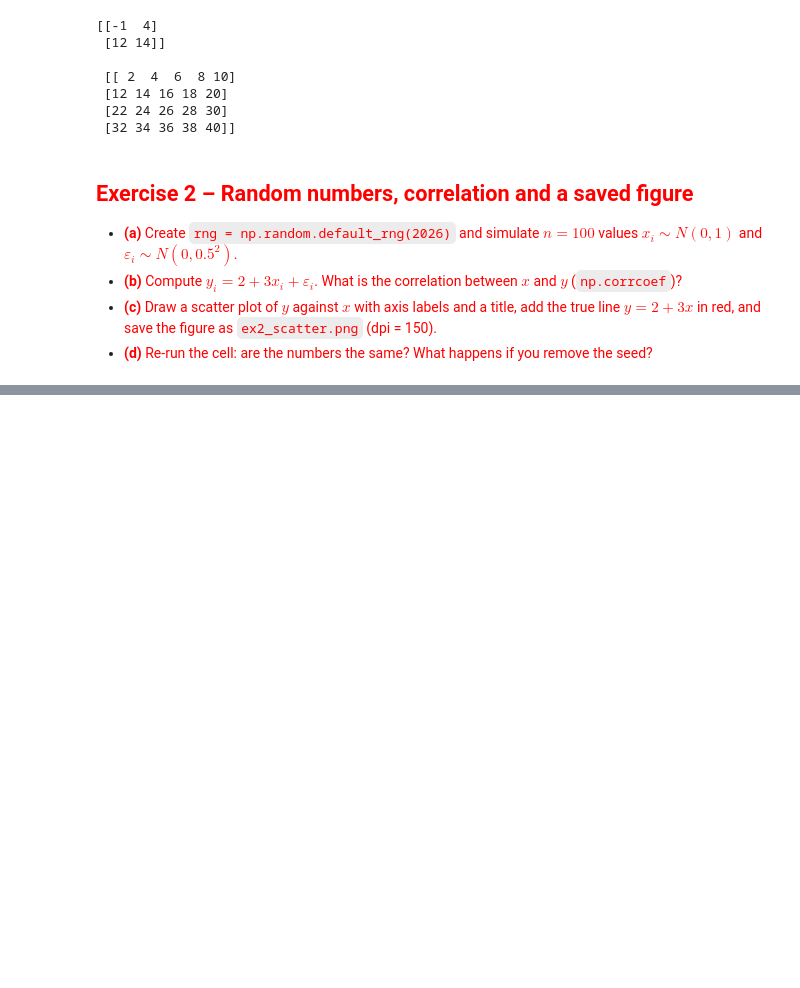
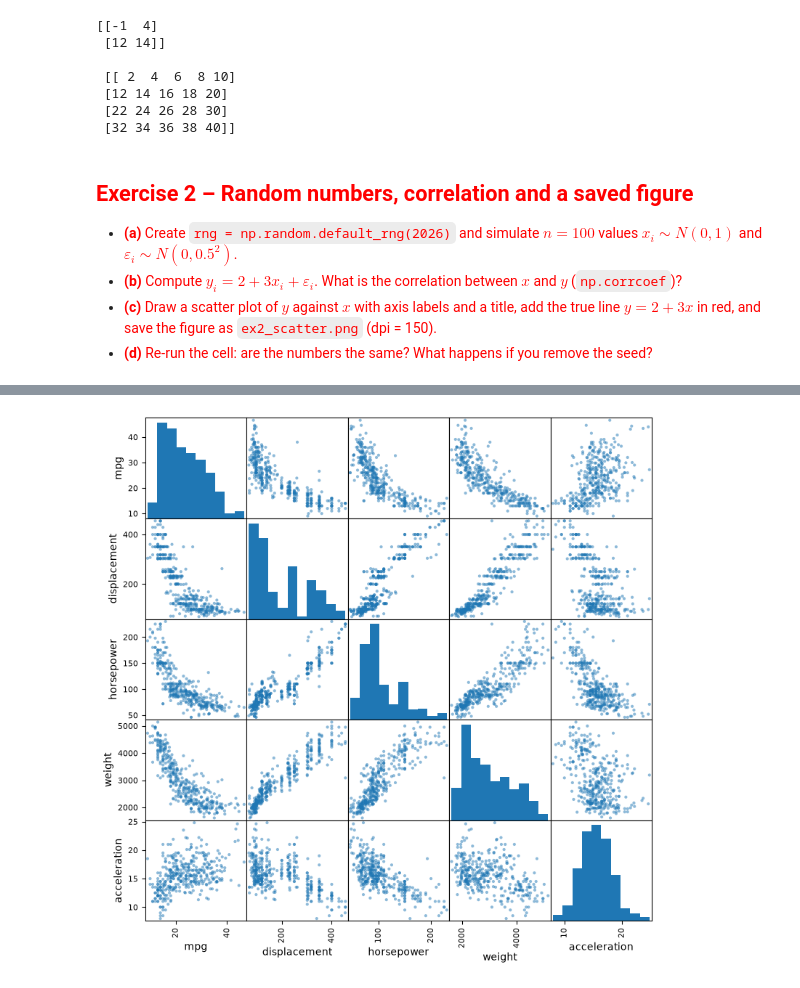
Before and after one commit to CozyCode890/IT171IU-labs, a Jupyter notebook: IT171IU_Lab01_Lê Thái Đức Tùng_ITDSIU24055.ipynb, the cells around one changed output, grey strips where cells are left out. Cells and saved outputs as stored; diff of their text form; code cells hidden in the pictures; blank space fills up the shorter version.

```diff
--- a/IT171IU_Lab01_Lê Thái Đức Tùng_ITDSIU24055.ipynb
+++ b/IT171IU_Lab01_Lê Thái Đức Tùng_ITDSIU24055.ipynb
@@ -151,0 +257,4 @@ y = None          # TODO (b)
+# %%
+import pandas as pd
+Auto_raw = pd.read_csv("Auto.data", sep=r"\s+", na_values=["?"])
+Auto_clean = Auto_raw.dropna()
@@ -151,0 +310,7 @@ y = None          # TODO (b)
+# %%
+# TODO (a): pd.plotting.scatter_matrix(Auto_clean[[...]], figsize=(9, 9));
+pd.plotting.scatter_matrix(Auto_clean[["mpg", "displacement",
+                                        "horsepower", "weight",
+                                        "acceleration"]], figsize=(9, 9));
+# %% [output]
+[figure, added]
```
Also changed, not shown: parts of 30 cells of this notebook, 1 other file.
